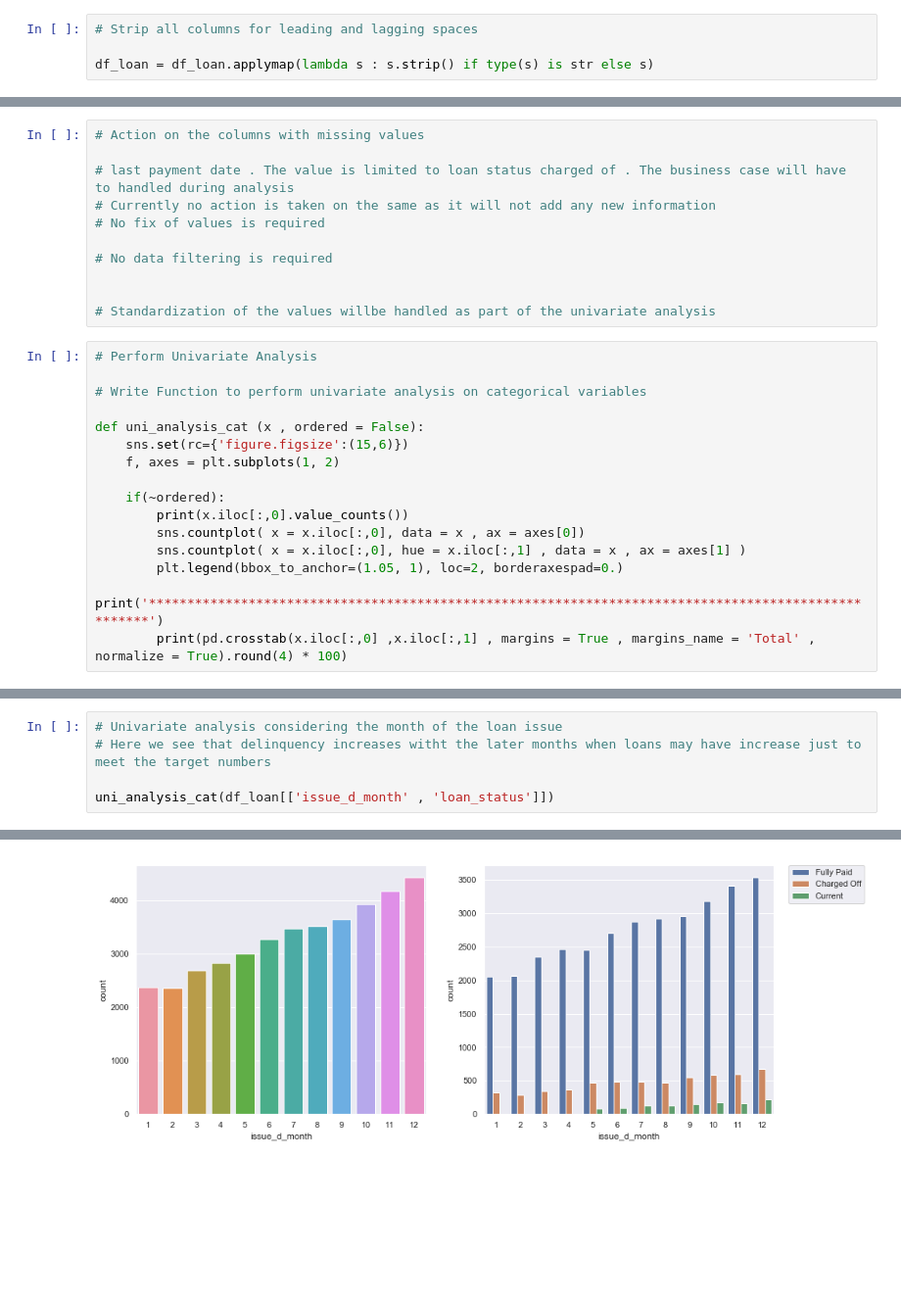
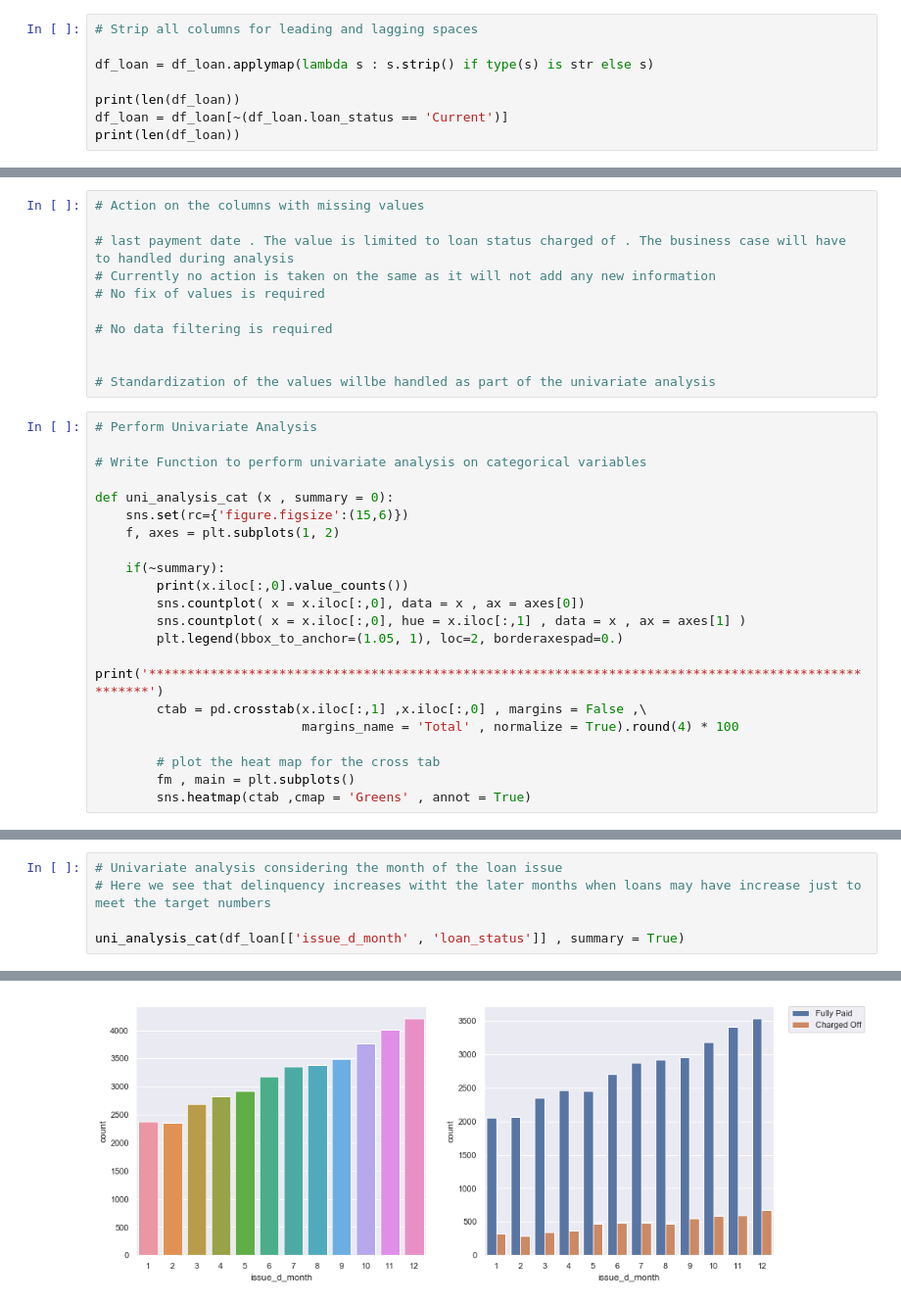
Before and after one commit to saneshashank/course2-GP1, a Jupyter notebook: Kamal_CodeUpdates/Assignment_2.ipynb, the cells around one changed output, grey strips where cells are left out. Shown: that part at 98% size. Cells and saved outputs as stored; diff of their text form; blank space fills up the shorter version.

```diff
--- a/Kamal_CodeUpdates/Assignment_2.ipynb
+++ b/Kamal_CodeUpdates/Assignment_2.ipynb
@@ -38,3 +38,7 @@ df_colunique[df_colunique[0] == len(df_loan)]
 # Strip all columns for leading and lagging spaces
 
 df_loan = df_loan.applymap(lambda s : s.strip() if type(s) is str else s)
+
+print(len(df_loan))
+df_loan = df_loan[~(df_loan.loan_status == 'Current')]
+print(len(df_loan))
@@ -228,17 +235,22 @@ dtype: float64
 
 # Write Function to perform univariate analysis on categorical variables
 
-def uni_analysis_cat (x , ordered = False):
+def uni_analysis_cat (x , summary = 0):
     sns.set(rc={'figure.figsize':(15,6)})
     f, axes = plt.subplots(1, 2)
 
-    if(~ordered):
+    if(~summary):
         print(x.iloc[:,0].value_counts())
         sns.countplot( x = x.iloc[:,0], data = x , ax = axes[0])
         sns.countplot( x = x.iloc[:,0], hue = x.iloc[:,1] , data = x , ax = axes[1] )
         plt.legend(bbox_to_anchor=(1.05, 1), loc=2, borderaxespad=0.)
         print('****************************************************************************************************')
-        print(pd.crosstab(x.iloc[:,0] ,x.iloc[:,1] , margins = True , margins_name = 'Total' , normalize = True).round(4) * 100)
+        ctab = pd.crosstab(x.iloc[:,1] ,x.iloc[:,0] , margins = False ,\
+                           margins_name = 'Total' , normalize = True).round(4) * 100
+
+        # plot the heat map for the cross tab
+        fm , main = plt.subplots()
+        sns.heatmap(ctab ,cmap = 'Greens' , annot = True)
 # %%
 # Univariate analysis of Home ownership and comparison with home status
 
@@ -344,5 +335,5 @@ df_loan['issue_d_year'] = df_loan.issue_d.dt.year
 # Univariate analysis considering the month of the loan issue
 # Here we see that delinquency increases witht the later months when loans may have increase just to meet the target numbers
 
-uni_analysis_cat(df_loan[['issue_d_month' , 'loan_status']])
+uni_analysis_cat(df_loan[['issue_d_month' , 'loan_status']] , summary = True)
 # %% [output]
@@ -366 +354 @@ Total                14.17     2.87       82.96  100.00
-[figure, old version]
+[figure, new version]
```
Also changed, not shown: parts of 29 cells of this notebook.
